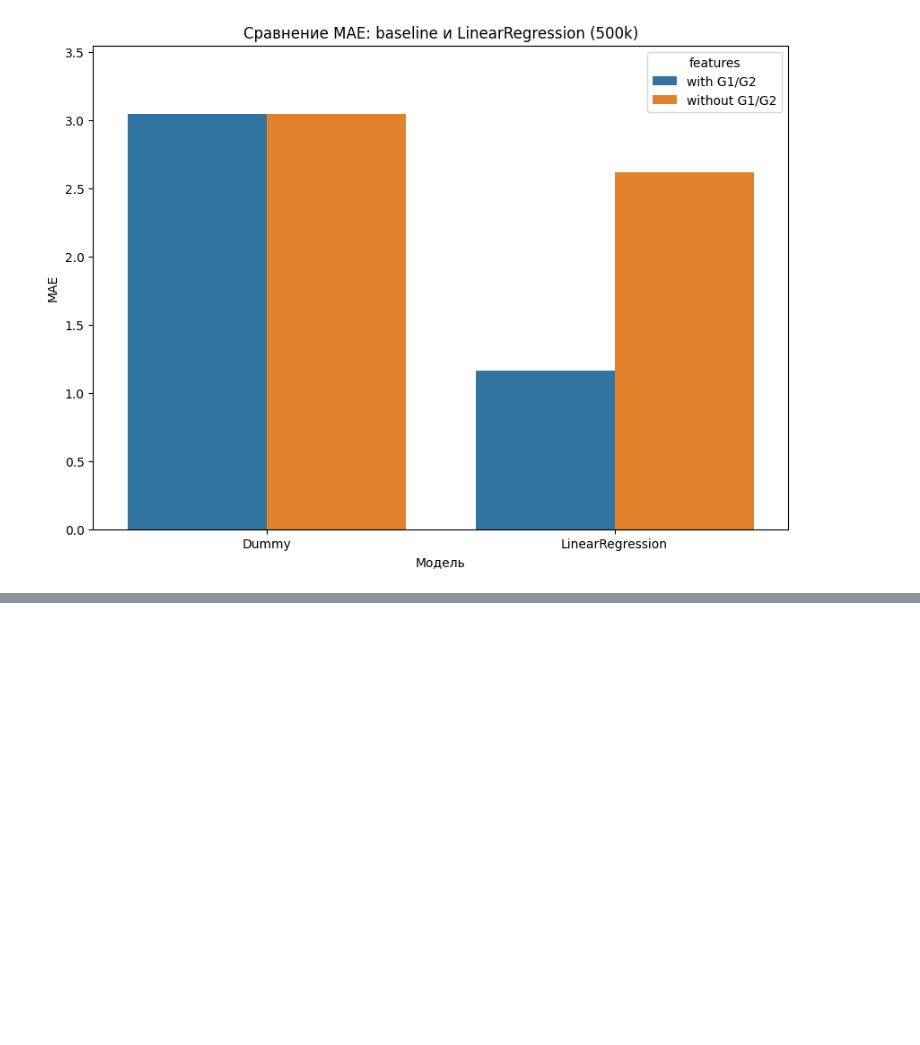
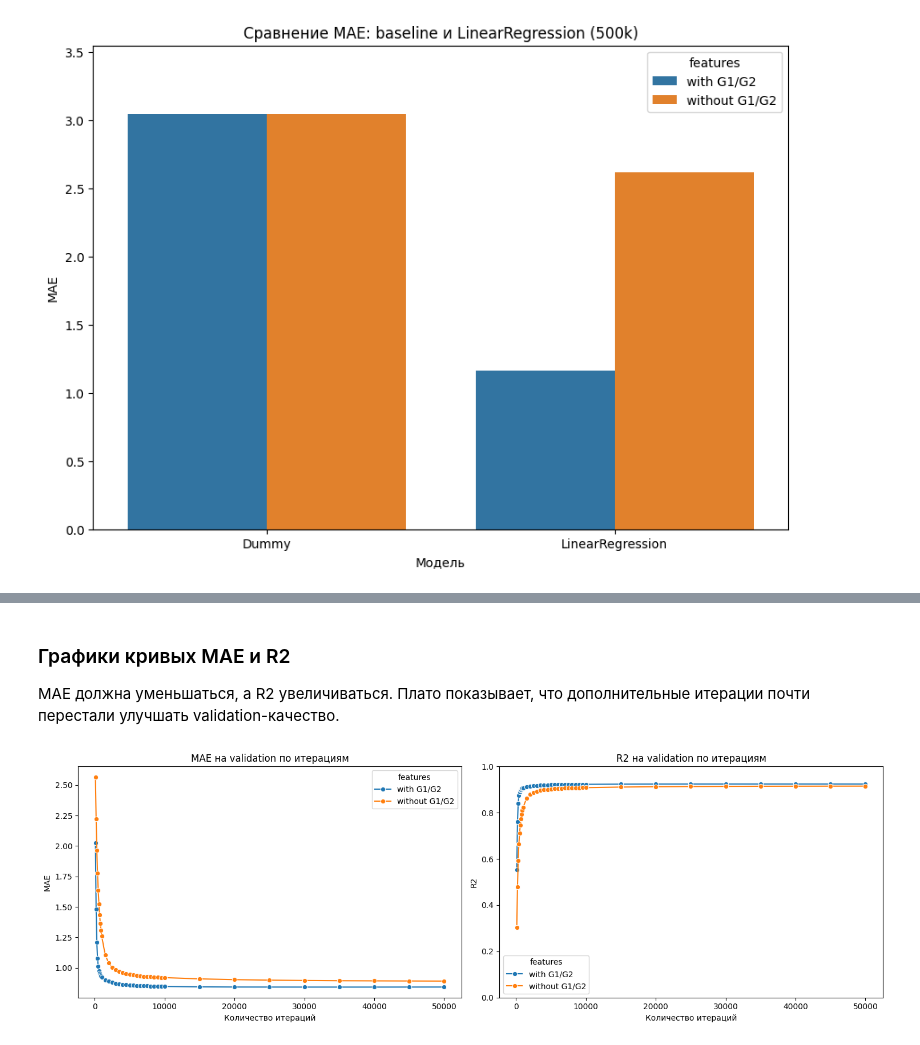
Before and after one commit to SladkyuLesha/student-performance-model, a Jupyter notebook: notebooks/01_data_overviwe.ipynb, the cells around one changed output, grey strips where cells are left out. Saved outputs shown, nothing was run; the diff lists cells and outputs as text; code cells hidden in the pictures; blank space fills up the shorter version.

```diff
--- a/notebooks/01_data_overviwe.ipynb
+++ b/notebooks/01_data_overviwe.ipynb
@@ -593,0 +851,10 @@ plt.show()
+# %%
+curve_model_with, history_with = collect_boosting_history(
+    X_train_curve_with,
+    y_train_curve,
+    X_val_curve_with,
+    y_val_curve,
+    iteration_checkpoints,
+)
+
+history_with.tail()
@@ -593,0 +889,10 @@ plt.show()
+# %%
+curve_model_without, history_without = collect_boosting_history(
+    X_train_curve_without,
+    y_train_curve,
+    X_val_curve_without,
+    y_val_curve,
+    iteration_checkpoints,
+)
+
+history_without.tail()
@@ -593,0 +923,43 @@ plt.show()
+# %% [markdown]
+### Графики кривых MAE и R2
+
+MAE должна уменьшаться, а R2 увеличиваться. Плато показывает, что дополнительные итерации почти перестали улучшать validation-качество.
+# %%
+history_with_plot = history_with.assign(features="with G1/G2")
+history_without_plot = history_without.assign(features="without G1/G2")
+history_all = pd.concat(
+    [history_with_plot, history_without_plot],
+    ignore_index=True,
+)
+
+fig, axes = plt.subplots(1, 2, figsize=(15, 5))
+
+sns.lineplot(
+    data=history_all,
+    x="iteration",
+    y="MAE",
+    hue="features",
+    marker="o",
+    ax=axes[0],
+)
+axes[0].set_title("MAE на validation по итерациям")
+axes[0].set_xlabel("Количество итераций")
+axes[0].set_ylabel("MAE")
+
+sns.lineplot(
+    data=history_all,
+    x="iteration",
+    y="R2",
+    hue="features",
+    marker="o",
+    ax=axes[1],
+)
+axes[1].set_title("R2 на validation по итерациям")
+axes[1].set_xlabel("Количество итераций")
+axes[1].set_ylabel("R2")
+axes[1].set_ylim(0, 1)
+
+plt.tight_layout()
+plt.show()
+# %% [output]
+[figure, added]
```
Also changed, not shown: parts of 32 cells of this notebook, 1 other file.
